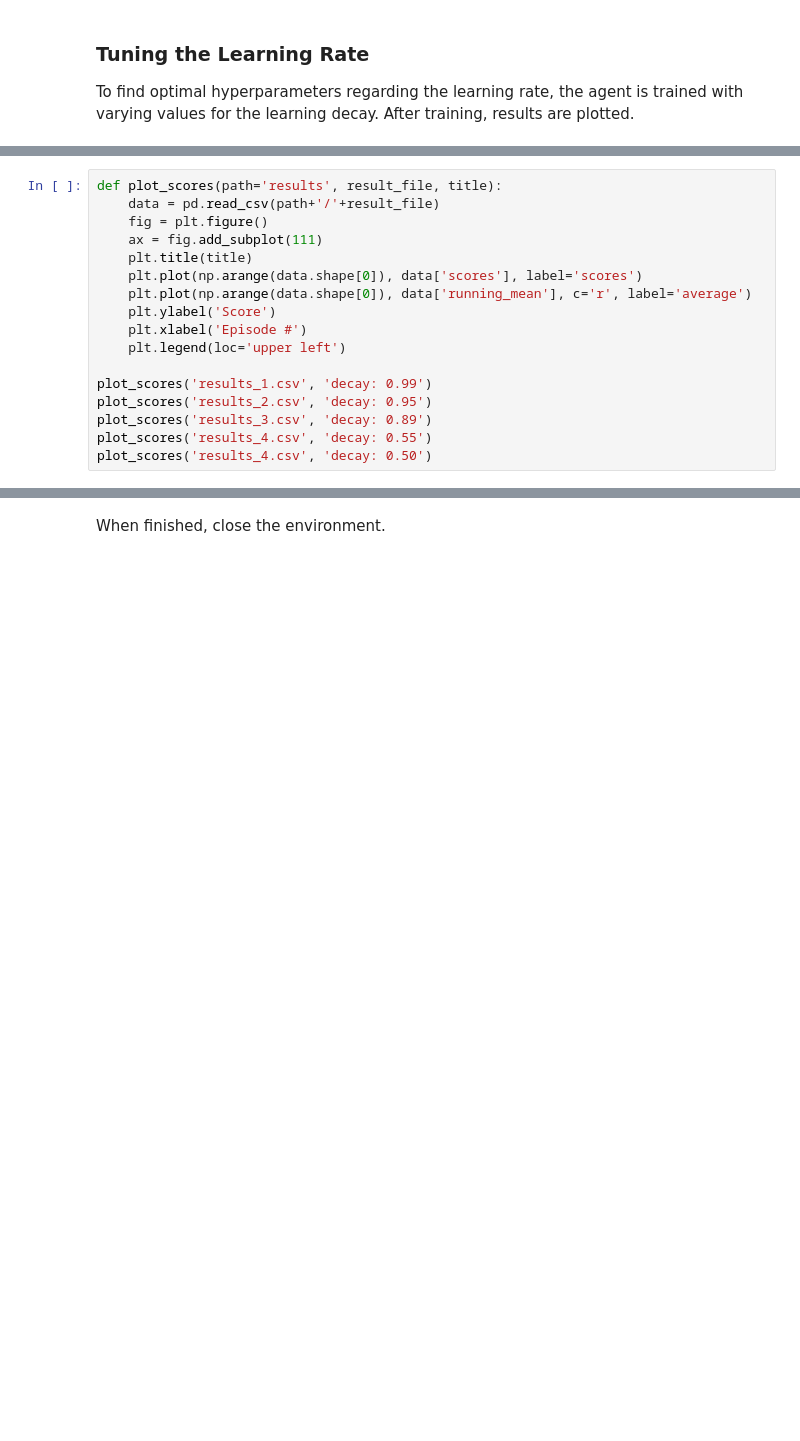
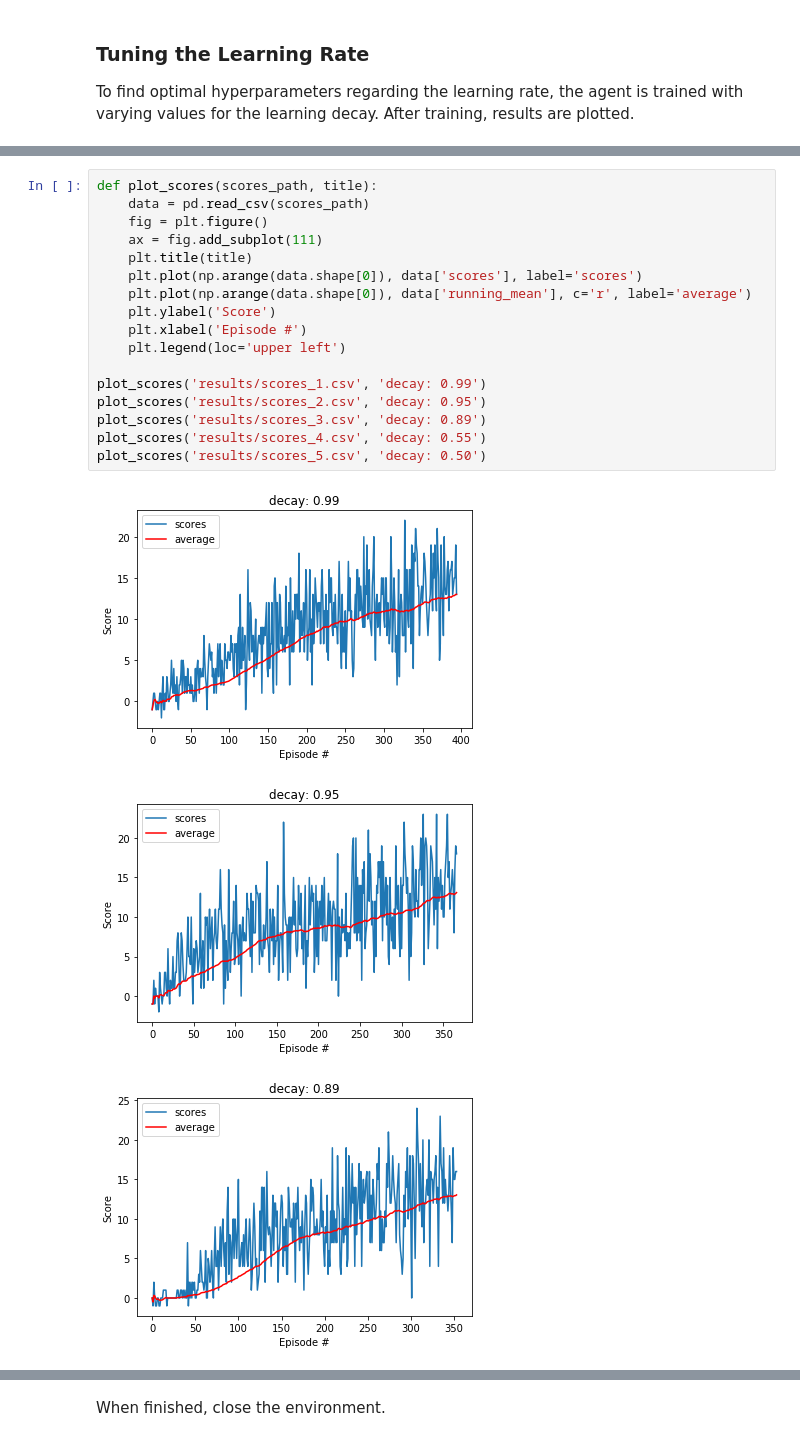
Before and after one commit to angelasindic/banana-world, a Jupyter notebook: Navigation.ipynb, the cells around one changed output, grey strips where cells are left out. Drawn from its saved outputs; the diff is of its cells as text; blank space fills up the shorter version.

```diff
--- a/Navigation.ipynb
+++ b/Navigation.ipynb
@@ -201,17 +205,21 @@ do_training('checkpoint_5.pth', 'results_5.csv', (1., 0.01, 0.50))
 # %%
-def plot_scores(path='results', result_file, title):
-    data = pd.read_csv(path+'/'+result_file)
+def plot_scores(scores_path, title):
+    data = pd.read_csv(scores_path)
     fig = plt.figure()
     ax = fig.add_subplot(111)
     plt.title(title)
     plt.plot(np.arange(data.shape[0]), data['scores'], label='scores')
     plt.plot(np.arange(data.shape[0]), data['running_mean'], c='r', label='average')
     plt.ylabel('Score')
     plt.xlabel('Episode #')
     plt.legend(loc='upper left')
 
-plot_scores('results_1.csv', 'decay: 0.99')
-plot_scores('results_2.csv', 'decay: 0.95')
-plot_scores('results_3.csv', 'decay: 0.89')
-plot_scores('results_4.csv', 'decay: 0.55')
-plot_scores('results_4.csv', 'decay: 0.50')
+plot_scores('results/scores_1.csv', 'decay: 0.99')
+plot_scores('results/scores_2.csv', 'decay: 0.95')
+plot_scores('results/scores_3.csv', 'decay: 0.89')
+plot_scores('results/scores_4.csv', 'decay: 0.55')
+plot_scores('results/scores_5.csv', 'decay: 0.50')
+# %% [output]
+[figure, added]
+[figure, added]
+[figure, added]
```
Also changed, not shown: parts of 12 cells of this notebook, 2 other files.
